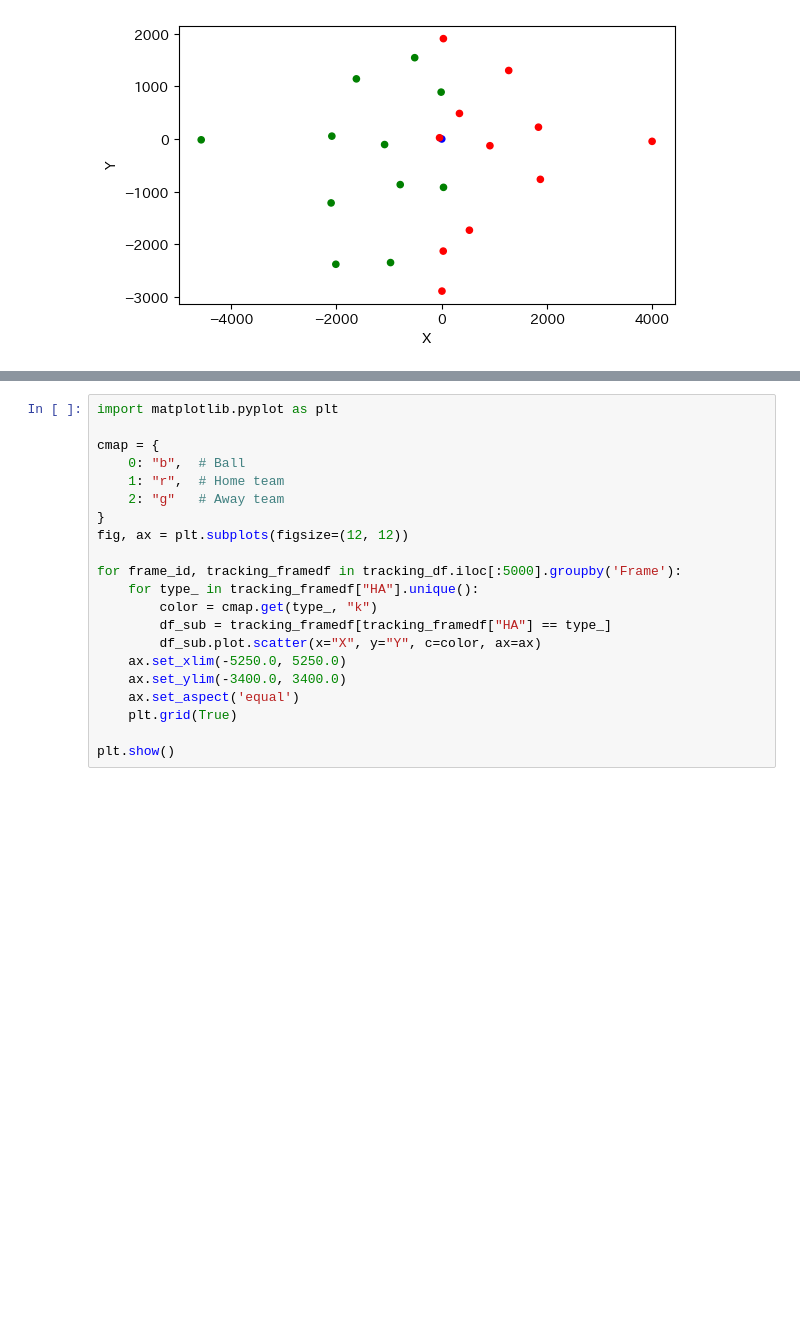
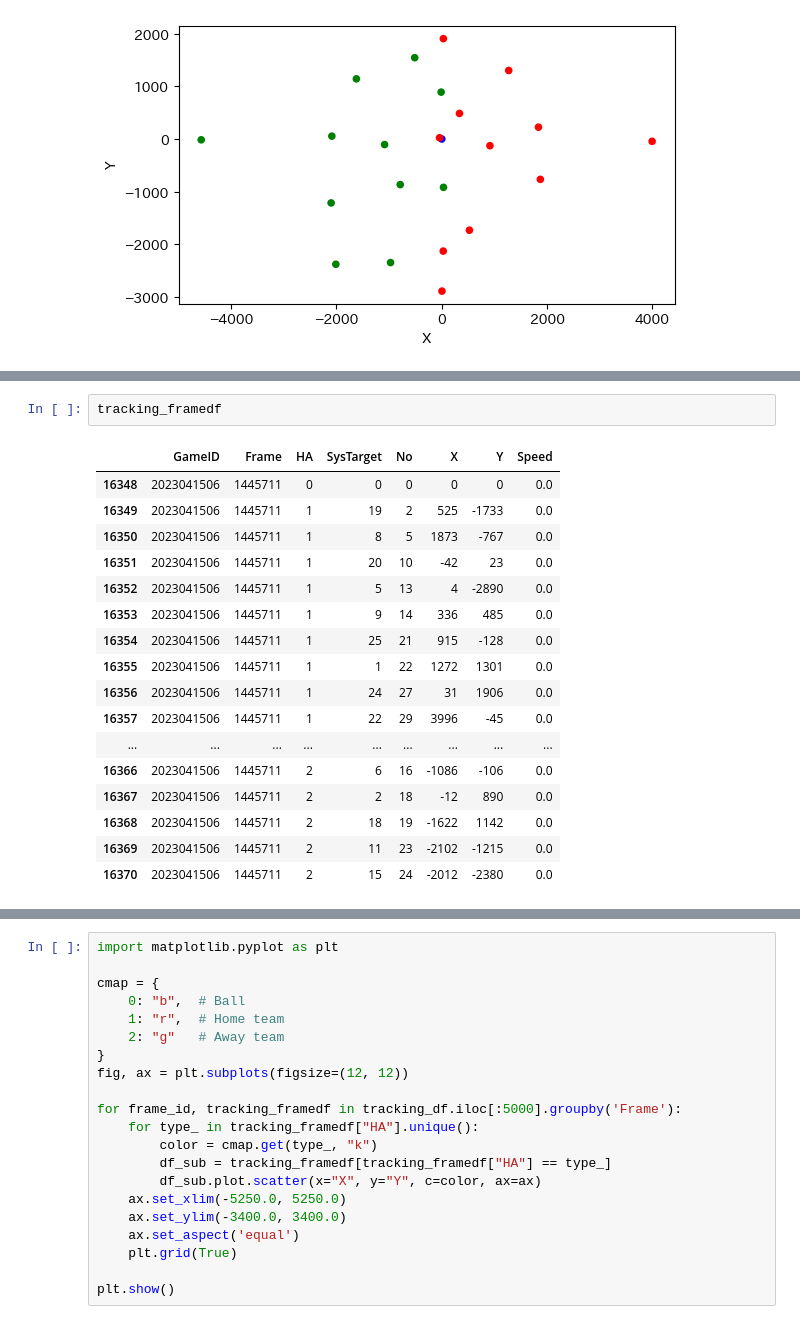
Before and after one commit to rakawanegan/pbl-ssc_with_gfootball, a Jupyter notebook: notebooks/input_analysis.ipynb, the cells around one changed output, grey strips where cells are left out. Saved outputs shown, nothing was run; the diff lists cells and outputs as text; blank space fills up the shorter version.

```diff
--- a/notebooks/input_analysis.ipynb
+++ b/notebooks/input_analysis.ipynb
@@ -128,0 +138,20 @@ plt.show()
+# %%
+tracking_framedf
+# %% [output]
+|  | GameID | Frame | HA | SysTarget | No | X | Y | Speed |
+| 16348 | 2023041506 | 1445711 | 0 | 0 | 0 | 0 | 0 | 0.0 |
+| 16349 | 2023041506 | 1445711 | 1 | 19 | 2 | 525 | -1733 | 0.0 |
+| 16350 | 2023041506 | 1445711 | 1 | 8 | 5 | 1873 | -767 | 0.0 |
+| 16351 | 2023041506 | 1445711 | 1 | 20 | 10 | -42 | 23 | 0.0 |
+| 16352 | 2023041506 | 1445711 | 1 | 5 | 13 | 4 | -2890 | 0.0 |
+| 16353 | 2023041506 | 1445711 | 1 | 9 | 14 | 336 | 485 | 0.0 |
+| 16354 | 2023041506 | 1445711 | 1 | 25 | 21 | 915 | -128 | 0.0 |
+| 16355 | 2023041506 | 1445711 | 1 | 1 | 22 | 1272 | 1301 | 0.0 |
+| 16356 | 2023041506 | 1445711 | 1 | 24 | 27 | 31 | 1906 | 0.0 |
+| 16357 | 2023041506 | 1445711 | 1 | 22 | 29 | 3996 | -45 | 0.0 |
+| ... | ... | ... | ... | ... | ... | ... | ... | ... |
+| 16366 | 2023041506 | 1445711 | 2 | 6 | 16 | -1086 | -106 | 0.0 |
+| 16367 | 2023041506 | 1445711 | 2 | 2 | 18 | -12 | 890 | 0.0 |
+| 16368 | 2023041506 | 1445711 | 2 | 18 | 19 | -1622 | 1142 | 0.0 |
+| 16369 | 2023041506 | 1445711 | 2 | 11 | 23 | -2102 | -1215 | 0.0 |
+| 16370 | 2023041506 | 1445711 | 2 | 15 | 24 | -2012 | -2380 | 0.0 |
```
Also changed, not shown: parts of 8 cells of this notebook, 7 other files.
